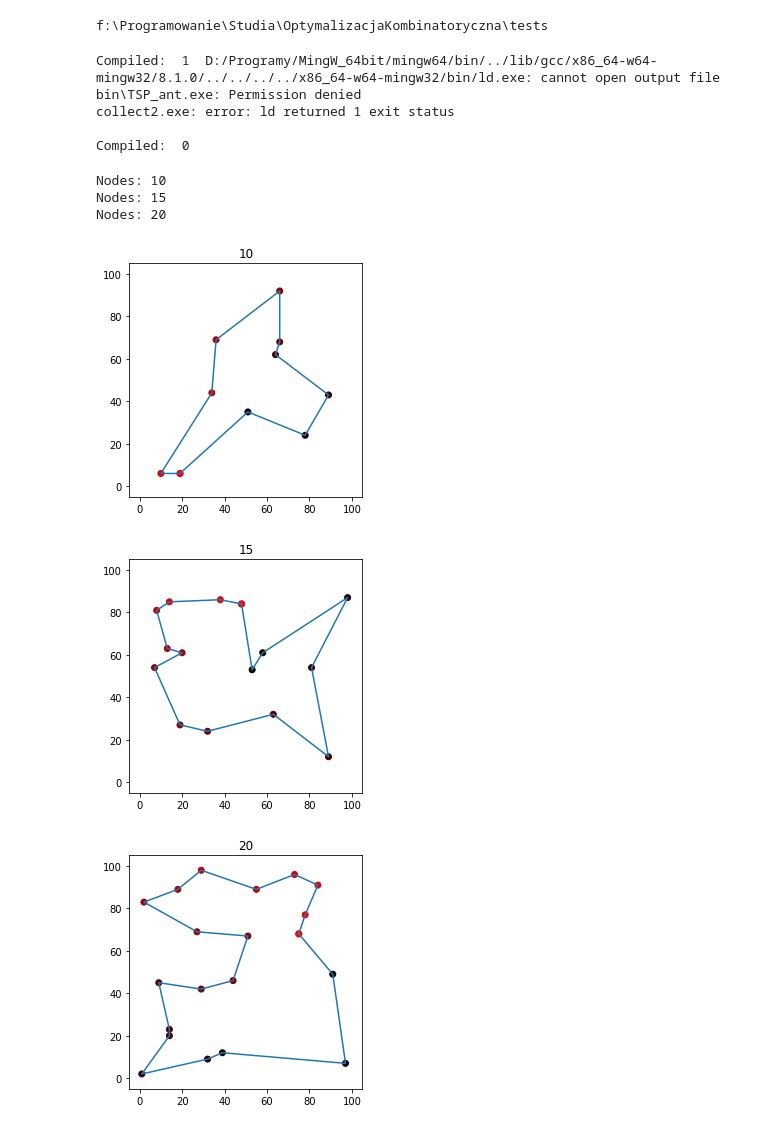
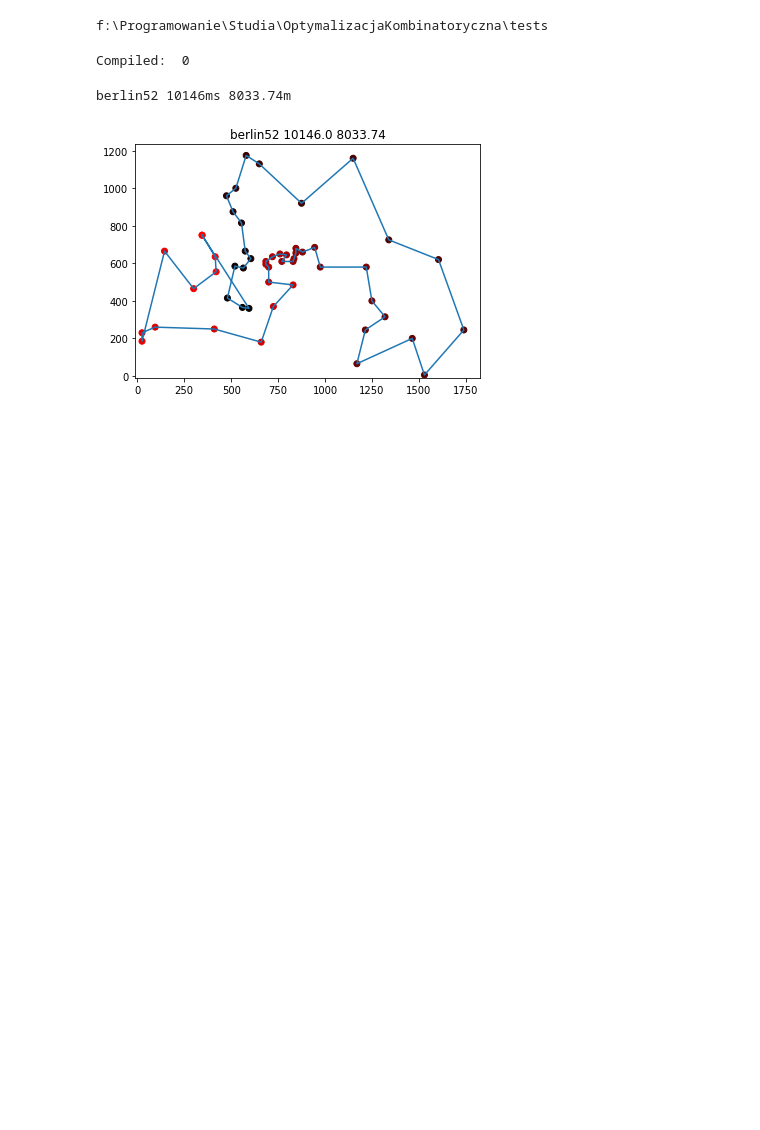
Before and after one commit to Quattro-Bajeena/OptymalizacjaKombinatoryczna, a Jupyter notebook: run_tests.ipynb, the cells around one changed output. Saved outputs shown, nothing was run; the diff lists cells and outputs as text; code cells hidden in the pictures; blank space fills up the shorter version.

```diff
--- a/run_tests.ipynb
+++ b/run_tests.ipynb
@@ -19,12 +19,9 @@ def compile_src(filepath : Path, BIN_FOLDER : Path):
     p = subprocess.run(cmd, capture_output=True)
     print("Compiled: ", p.returncode, p.stdout.decode('utf-8'), p.stderr.decode('utf-8'))
 
-for src_path in SRC_FOLDER.glob("*.cpp"):
+for src_path in SRC_FOLDER.glob("TSP_ant.cpp"):
     compile_src(src_path, BIN_FOLDER)
 # %% [output]
-Compiled:  1  D:/Programy/MingW_64bit/mingw64/bin/../lib/gcc/x86_64-w64-mingw32/8.1.0/../../../../x86_64-w64-mingw32/bin/ld.exe: cannot open output file bin\TSP_ant.exe: Permission denied
-collect2.exe: error: ld returned 1 exit status
-
 Compiled:  0
 # %%
 import random
@@ -65,16 +61,12 @@ def run_test(test_path:Path):
 
 with open(TIMES_FILE, 'w', newline='') as times_file:
     writer = csv.writer(times_file, delimiter=',')
-    for test_file in TEST_FOLDER.glob("*.txt"):
-        nodes = test_file.stem.split("_")[1]
-        print("Nodes:", nodes)
+    for test_file in TEST_FOLDER.rglob("*.txt"):
         output = run_test(test_file)
-        #print(output)
-        writer.writerow([nodes,*output])
+        print(f"{test_file.stem} {output[1]}ms {output[2]}m")
+        writer.writerow([test_file.stem,*output])
 # %% [output]
-Nodes: 10
-Nodes: 15
-Nodes: 20
+berlin52 10146ms 8033.74m
 # %%
 import matplotlib.pyplot as plt
 import numpy as np
@@ -82,46 +74,46 @@ import numpy as np
 with open(TIMES_FILE, 'r') as csv_file:
     csv_data = list(csv.reader(csv_file, delimiter=','))
 
-first_test = csv_data[0]
 
 for test in csv_data:
 
     data = {}
-    data["nodes"] = int(test[0])
-    data["distance"] = float(test[1])
+    data["name"] = test[0]
+    data["nodes"] = int(test[1])
+    data["time"] = float(test[2])
+    data["distance"] = float(test[3])
     data["traveled_nodes"] = []
 
-    for row in test[2:]:
+    for row in test[4:]:
         x, y = row.split(';')
         data["traveled_nodes"].append((float(x), float(y)))
 
     nodes = data["nodes"]
     red = np.linspace(1, 0, nodes)
 
     red = np.append(red, [1,0,0])
 
     colors = list(zip(red, np.zeros(nodes+1), np.zeros(nodes+1)))
     #print(colors)
 
     x_cords, y_cords = zip(*data["traveled_nodes"])
+
     #print(x_cords)
     #print(y_cords)
 
     fig, ax = plt.subplots()
-    ax.set(xlim=(-5, POINT_LIMIT+5), ylim=(-5, POINT_LIMIT+5))
+    ax.set(xlim=(-10, max(x_cords)*1.05), ylim=(-10, max(y_cords)*1.05))
 
 
     ax.scatter(x_cords, y_cords, c=colors)
     ax.plot(x_cords, y_cords)
 
 
     ax.set_aspect('equal', 'box')
-    ax.set_title(data["nodes"])
+    ax.set_title(f"{data['name']} {data['time']} {round(data['distance'],2)}")
     fig.tight_layout()
 
 
 plt.show()
 # %% [output]
-[figure, old version]
+[figure, new version]
-[figure, removed]
-[figure, removed]
```
Also changed, not shown: parts of 2 cells of this notebook, 14 other files.
